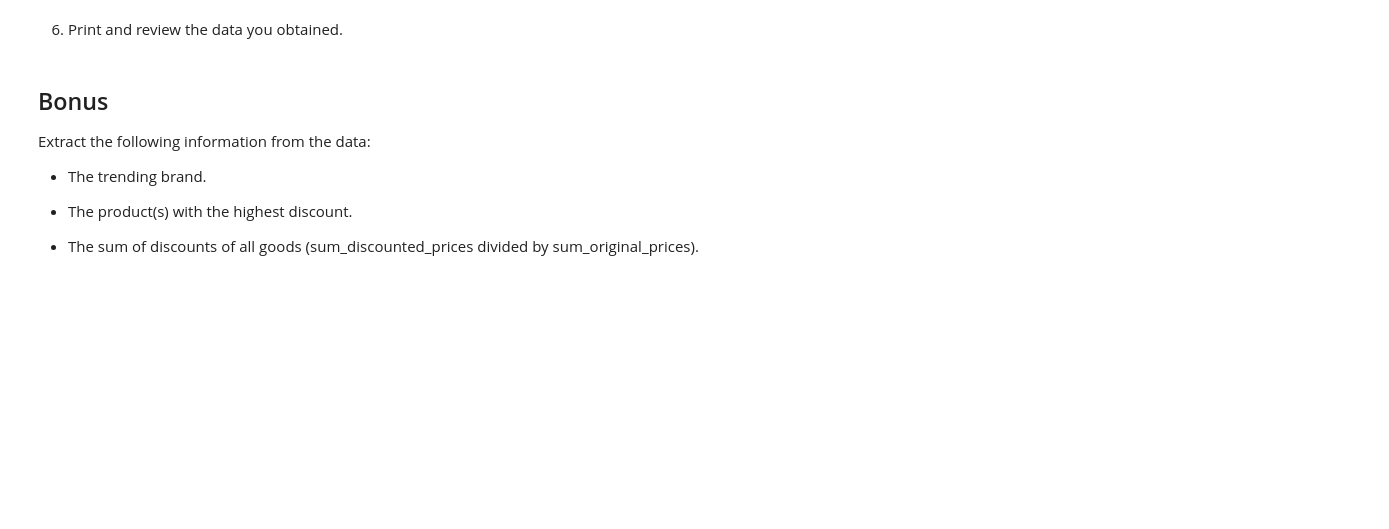
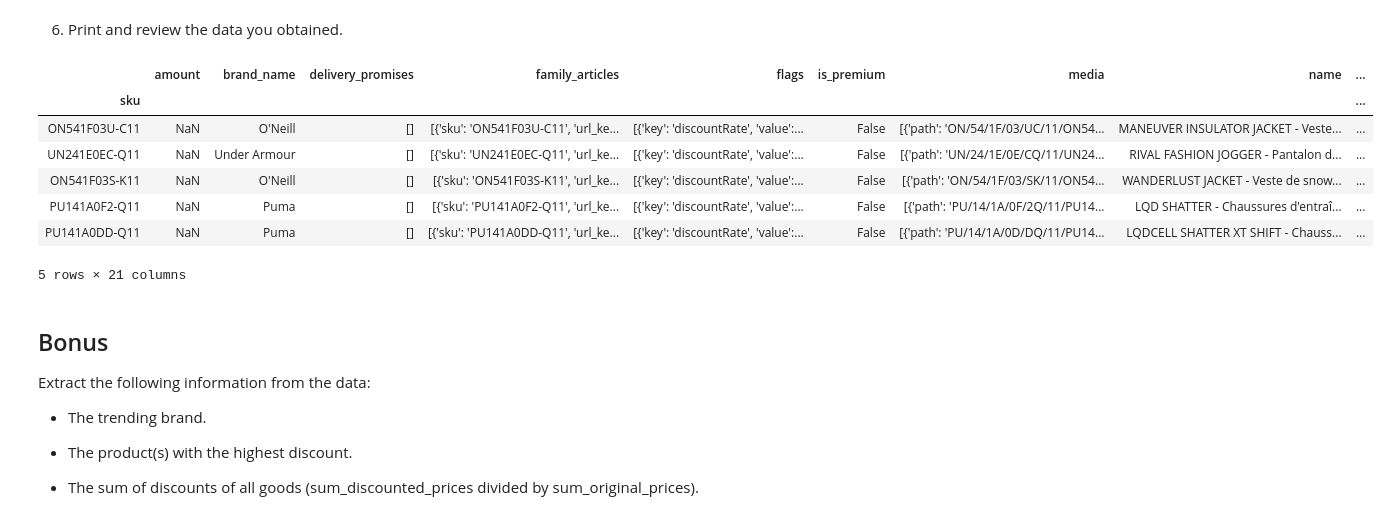
Before and after one commit to ta-datapt-bcn/lab-parsing-API-data, a Jupyter notebook: your-code/main.ipynb, the cells around one changed output. Drawn from its saved outputs; the diff is of its cells as text; code cells hidden in the pictures; blank space fills up the shorter version.

```diff
--- a/your-code/main.ipynb
+++ b/your-code/main.ipynb
@@ -77,3 +77,15 @@ pages_count
 76
 # %% [markdown]
 5. Use a FOR loop to make requests for the additional pages from 2 to page count. Append the data of each additional page to the flatterned data object.
+# %%
+data = pd.DataFrame()
+i=2
+for i in range(pages_count):
+    x=i*84
+    url = f'https://www.zalando.fr/api/catalog/articles?categories=promo-sport-femme&limit=84&offset={x}&sort=sale'
+    response = requests.get(url,headers=headers)
+    results = response.json()
+    flattened_data = json_normalize(results)
+    flattened2_data = json_normalize(flattened_data.articles[0])
+    articles = flattened2_data.set_index('sku')
+    data = data.append(articles)
@@ -80,5 +100,16 @@ pages_count
 # %% [markdown]
 6. Print and review the data you obtained.
+# %%
+data.head()
+# %% [output]
+|  | amount | brand_name | delivery_promises | family_articles | flags | is_premium | media | name | ... |
+| sku |  |  |  |  |  |  |  |  | ... |
+| ON541F03U-C11 | NaN | O'Neill | [] | [{'sku': 'ON541F03U-C11', 'url_ke... | [{'key': 'discountRate', 'value':... | False | [{'path': 'ON/54/1F/03/UC/11/ON54... | MANEUVER INSULATOR JACKET - Veste... | ... |
+| UN241E0EC-Q11 | NaN | Under Armour | [] | [{'sku': 'UN241E0EC-Q11', 'url_ke... | [{'key': 'discountRate', 'value':... | False | [{'path': 'UN/24/1E/0E/CQ/11/UN24... | RIVAL FASHION JOGGER - Pantalon d... | ... |
+| ON541F03S-K11 | NaN | O'Neill | [] | [{'sku': 'ON541F03S-K11', 'url_ke... | [{'key': 'discountRate', 'value':... | False | [{'path': 'ON/54/1F/03/SK/11/ON54... | WANDERLUST JACKET - Veste de snow... | ... |
+| PU141A0F2-Q11 | NaN | Puma | [] | [{'sku': 'PU141A0F2-Q11', 'url_ke... | [{'key': 'discountRate', 'value':... | False | [{'path': 'PU/14/1A/0F/2Q/11/PU14... | LQD SHATTER - Chaussures d'entraî... | ... |
+| PU141A0DD-Q11 | NaN | Puma | [] | [{'sku': 'PU141A0DD-Q11', 'url_ke... | [{'key': 'discountRate', 'value':... | False | [{'path': 'PU/14/1A/0D/DQ/11/PU14... | LQDCELL SHATTER XT SHIFT - Chauss... | ... |
+5 rows × 21 columns
 # %% [markdown]
 ## Bonus
 
```
Also changed, not shown: parts of 2 cells of this notebook.
